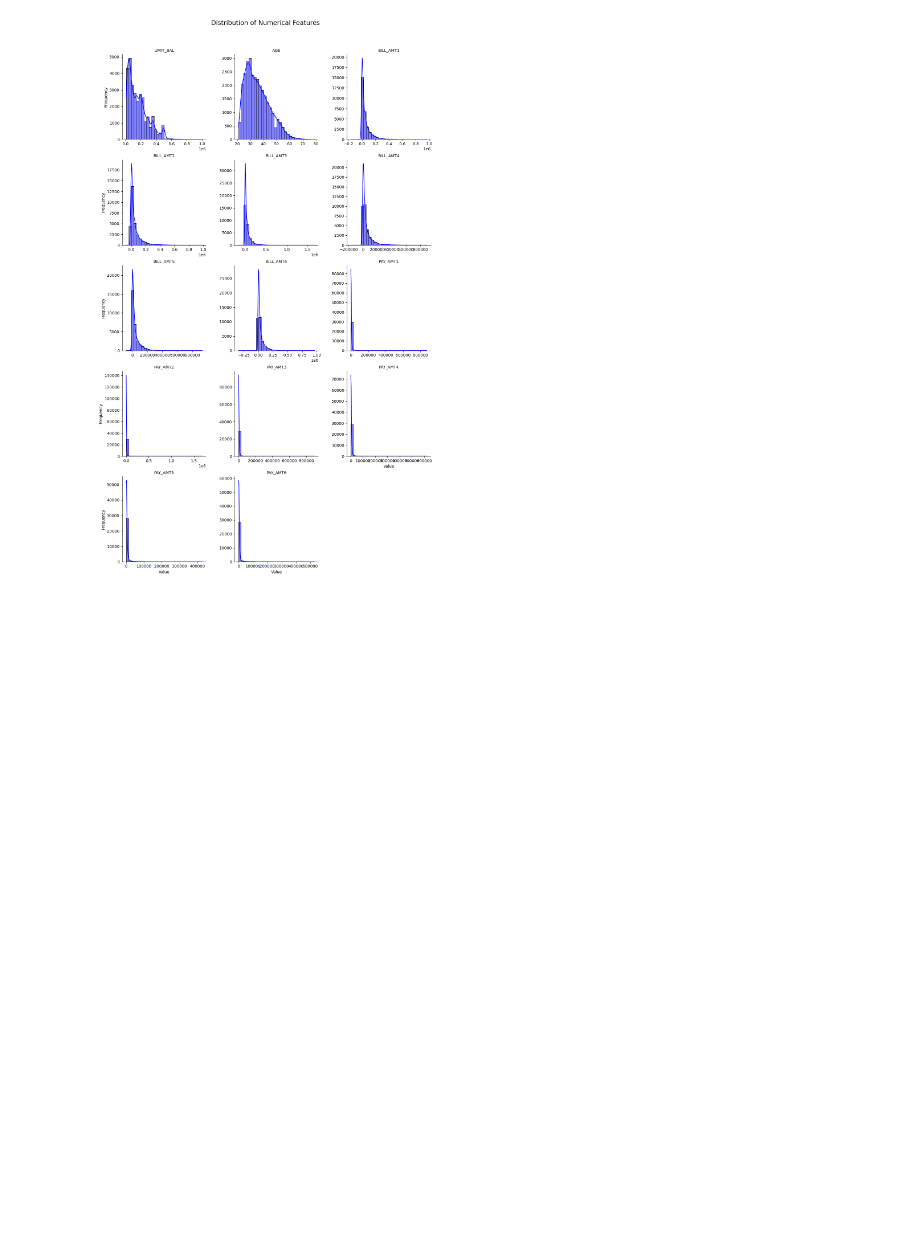
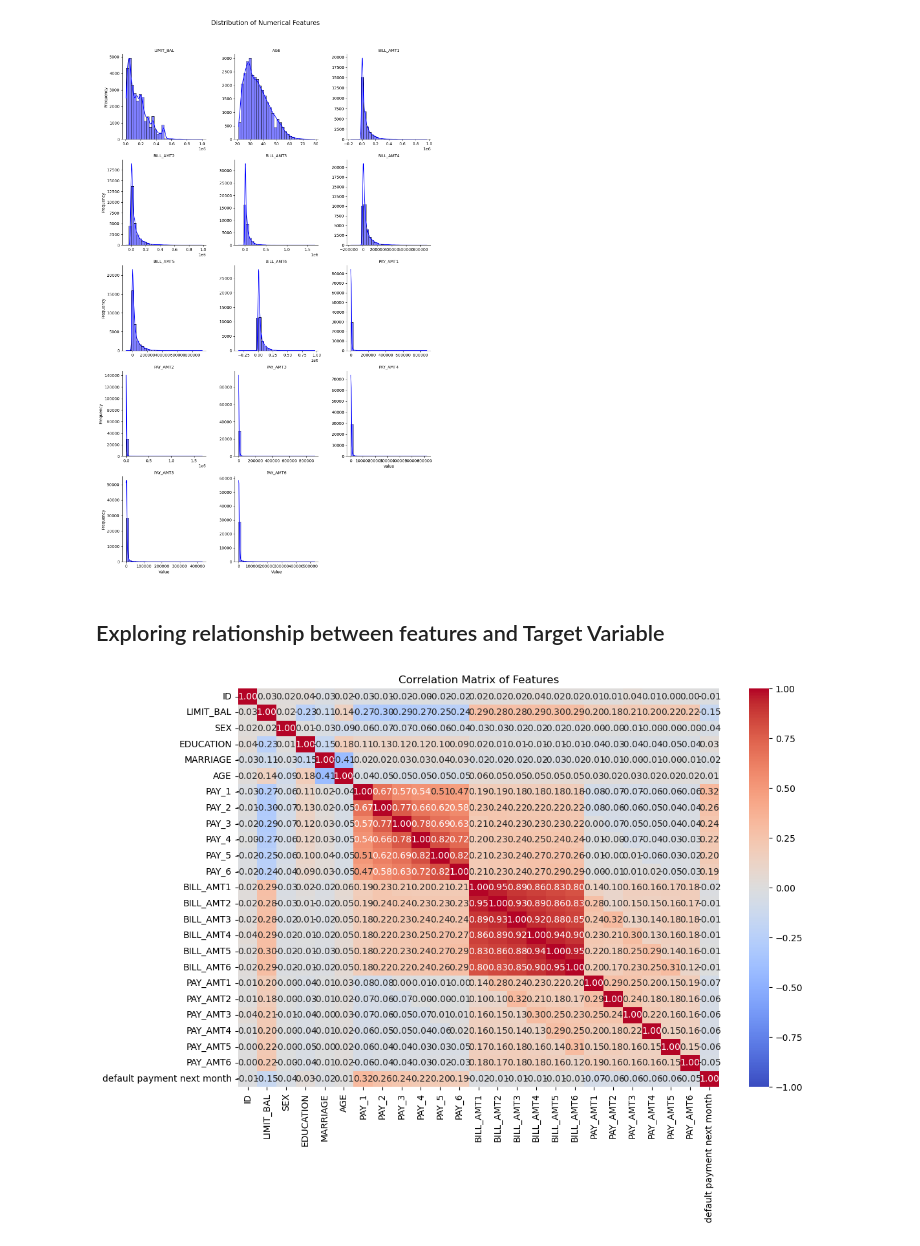
Before and after one commit to ohinson01/SDS-CP014-credit-card-default-pred, a Jupyter notebook: notebooks/Frank_Brown/Frank_Brown_Credit_Card_Prediction (1).ipynb, the cells around one changed output. Drawn from its saved outputs; the diff is of its cells as text; code cells hidden in the pictures; blank space fills up the shorter version.

Commit message:
Exploring relationship betweeen features and target variable

```diff
--- a/notebooks/Frank_Brown/Frank_Brown_Credit_Card_Prediction (1).ipynb
+++ b/notebooks/Frank_Brown/Frank_Brown_Credit_Card_Prediction (1).ipynb
@@ -297,3 +297,17 @@ g.figure.suptitle("Distribution of Numerical Features", fontsize=16)
 plt.show()
 # %% [output]
 [figure]
+# %% [markdown]
+## Exploring relationship between features and Target Variable
+# %%
+
+# Calculate the correlation matrix for the dataset
+correlation_matrix = df.corr()
+
+# Plot the heatmap to visualize correlations
+plt.figure(figsize=(12, 8))
+sns.heatmap(correlation_matrix, annot=True, fmt=".2f", cmap="coolwarm", vmin=-1, vmax=1)
+plt.title("Correlation Matrix of Features")
+plt.show()
+# %% [output]
+[figure, added]
```
